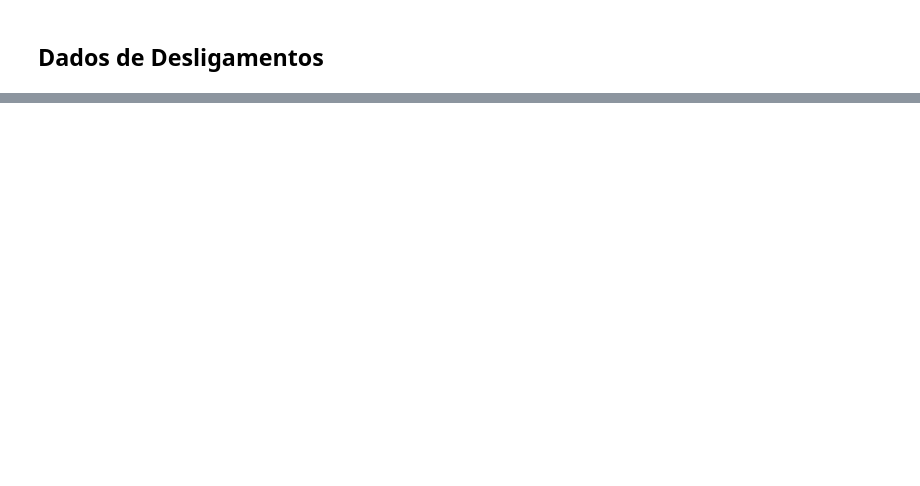
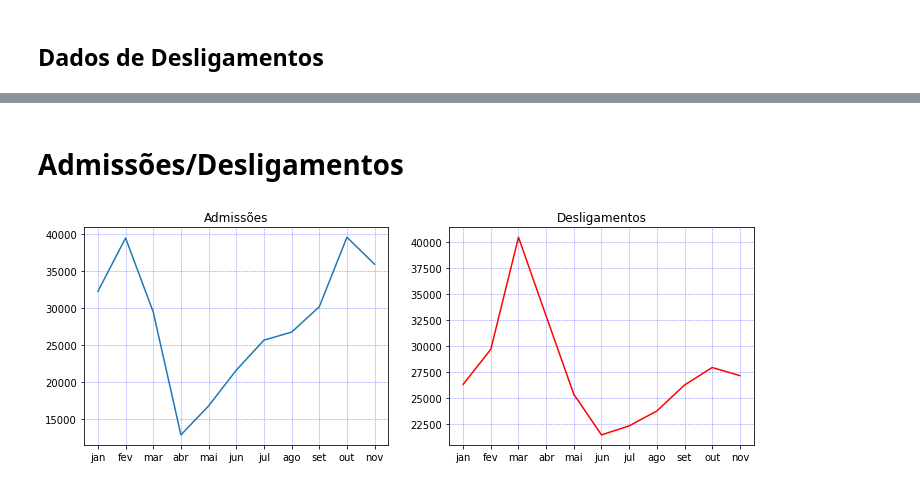
Before and after one commit to emariot/CAGED-CWB, a Jupyter notebook: Novo Caged.ipynb, the cells around one changed output, grey strips where cells are left out. Drawn from its saved outputs; the diff is of its cells as text; code cells hidden in the pictures; blank space fills up the shorter version.

```diff
--- a/Novo Caged.ipynb
+++ b/Novo Caged.ipynb
@@ -166,0 +192,17 @@ data[0][data[0]['descricao'].str.contains('DES', regex=False)].shape
+# %% [markdown]
+# Admissões/Desligamentos
+# %%
+fig, axes = plt.subplots(1, 2, figsize = (12, 4))
+
+axes[0].plot(adm)
+axes[0].set_title("Admissões")
+axes[0].grid(color = 'b', alpha = 0.5, linestyle = 'dashed', linewidth = 0.5)
+
+axes[1].plot(des, color='r')
+axes[1].axis('tight')
+axes[1].set_title("Desligamentos")
+axes[1].grid(color = 'b', alpha = 0.5, linestyle = 'dashed', linewidth = 0.5)
+
+plt.show()
+# %% [output]
+[figure, added]
```
Also changed, not shown: parts of 11 cells of this notebook.
